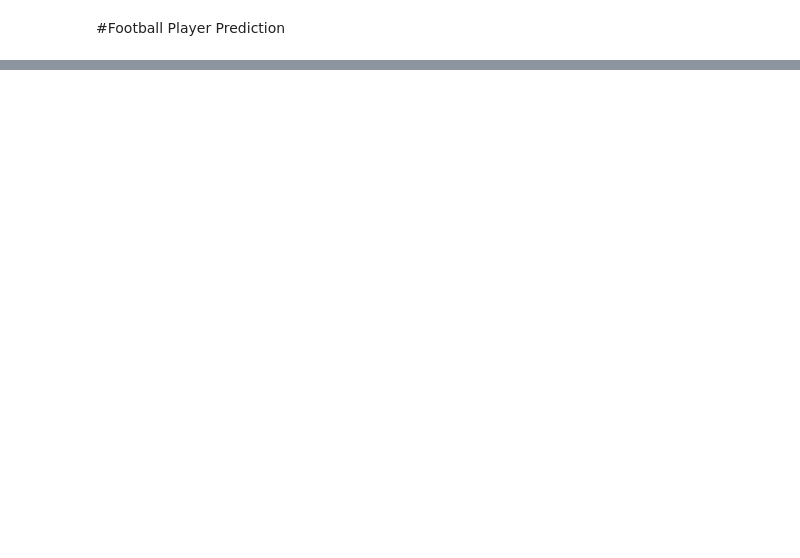
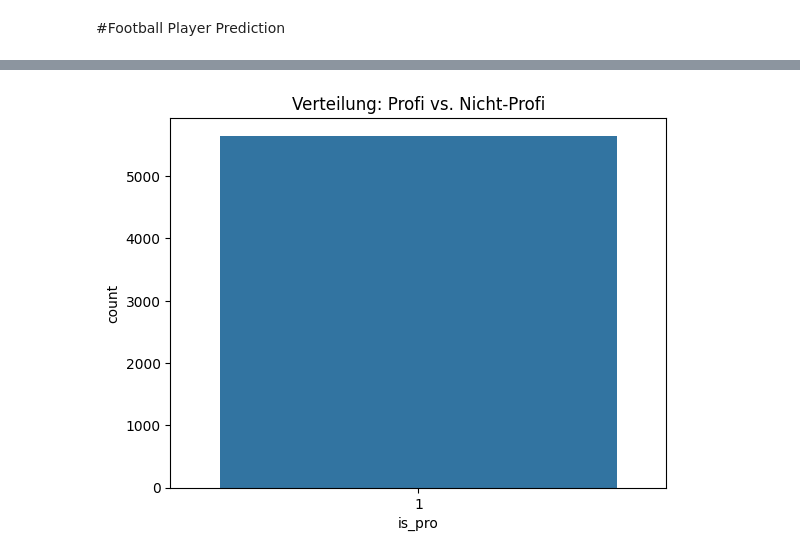
Before and after one commit to Facalfab/ai-applications-25, a Jupyter notebook: pro_player_prediction.ipynb, the cells around one changed output, grey strips where cells are left out. Saved outputs shown, nothing was run; the diff lists cells and outputs as text; code cells hidden in the pictures; blank space fills up the shorter version.

```diff
--- a/pro_player_prediction.ipynb
+++ b/pro_player_prediction.ipynb
@@ -40,8 +39,15 @@ combined_df["pass_accuracy"] = (
 ).round(2)
 # %%
 # Feature: Gesamteffektivität
+combined_df["pass_accuracy"] = (
+    combined_df["passes_success"] / combined_df["passes_total"].replace(0, np.nan)
+).round(2)
+
+
 combined_df["activity_score"] = (
     combined_df["passes_success"].fillna(0) +
     combined_df["duels_won"].fillna(0) +
     combined_df["recoveries"].fillna(0)
 ).round(2)
+
+combined_df.head()
@@ -47,0 +100,7 @@ combined_df["activity_score"] = (
+# %%
+combined_df["is_pro"].value_counts(normalize=True)
+sns.countplot(data=combined_df, x="is_pro")
+plt.title("Verteilung: Profi vs. Nicht-Profi")
+plt.show()
+# %% [output]
+[figure, added]
```
Also changed, not shown: parts of 7 cells of this notebook.
